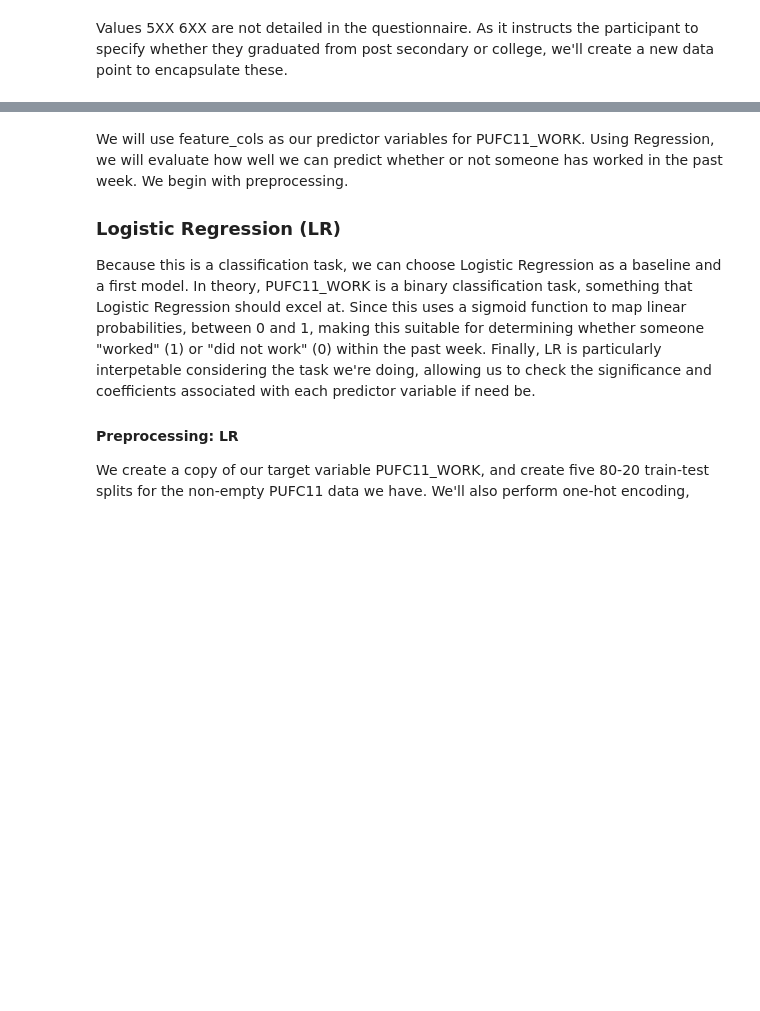
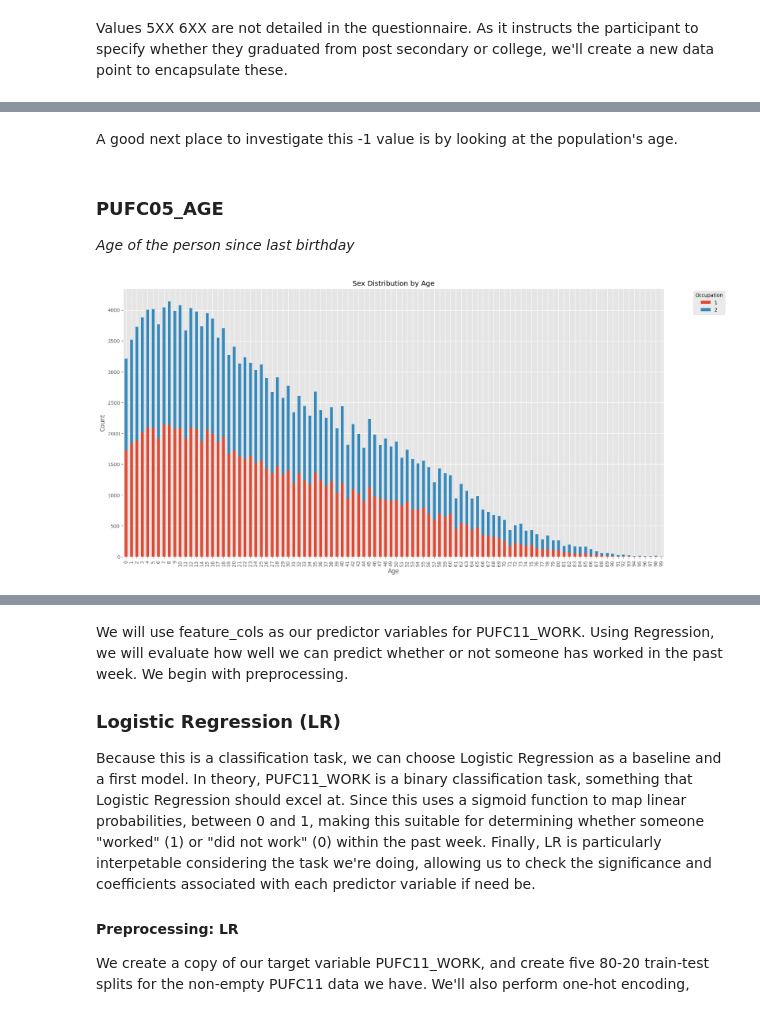
Before and after one commit to devonjavier/STINTSY-Project, a Jupyter notebook: STINTSY_MCO_LFS.ipynb, the cells around one changed output, grey strips where cells are left out. Cells and saved outputs as stored; diff of their text form; code cells hidden in the pictures; blank space fills up the shorter version.

```diff
--- a/STINTSY_MCO_LFS.ipynb
+++ b/STINTSY_MCO_LFS.ipynb
@@ -202,0 +465,16 @@ plt.show()
+# %% [markdown]
+A good next place to investigate this -1 value is by looking at the population's age.
+# %% [markdown]
+### PUFC05_AGE
+_Age of the person since last birthday_
+# %%
+occupation_sex = lfs_data.groupby(['PUFC05_AGE', 'PUFC04_SEX']).size().unstack(fill_value=0)
+occupation_sex.plot(kind='bar', stacked=True, figsize=(20, 10))
+plt.title('Sex Distribution by Age')
+plt.xlabel('Age')
+plt.ylabel('Count')
+# plt.xticks([False, True], ['Male', 'Female'], rotation=0)
+plt.legend(title='Occupation', bbox_to_anchor=(1.05, 1), loc='upper left')
+plt.show()
+# %% [output]
+[figure, added]
```
Also changed, not shown: parts of 141 cells of this notebook, 17 other files.
